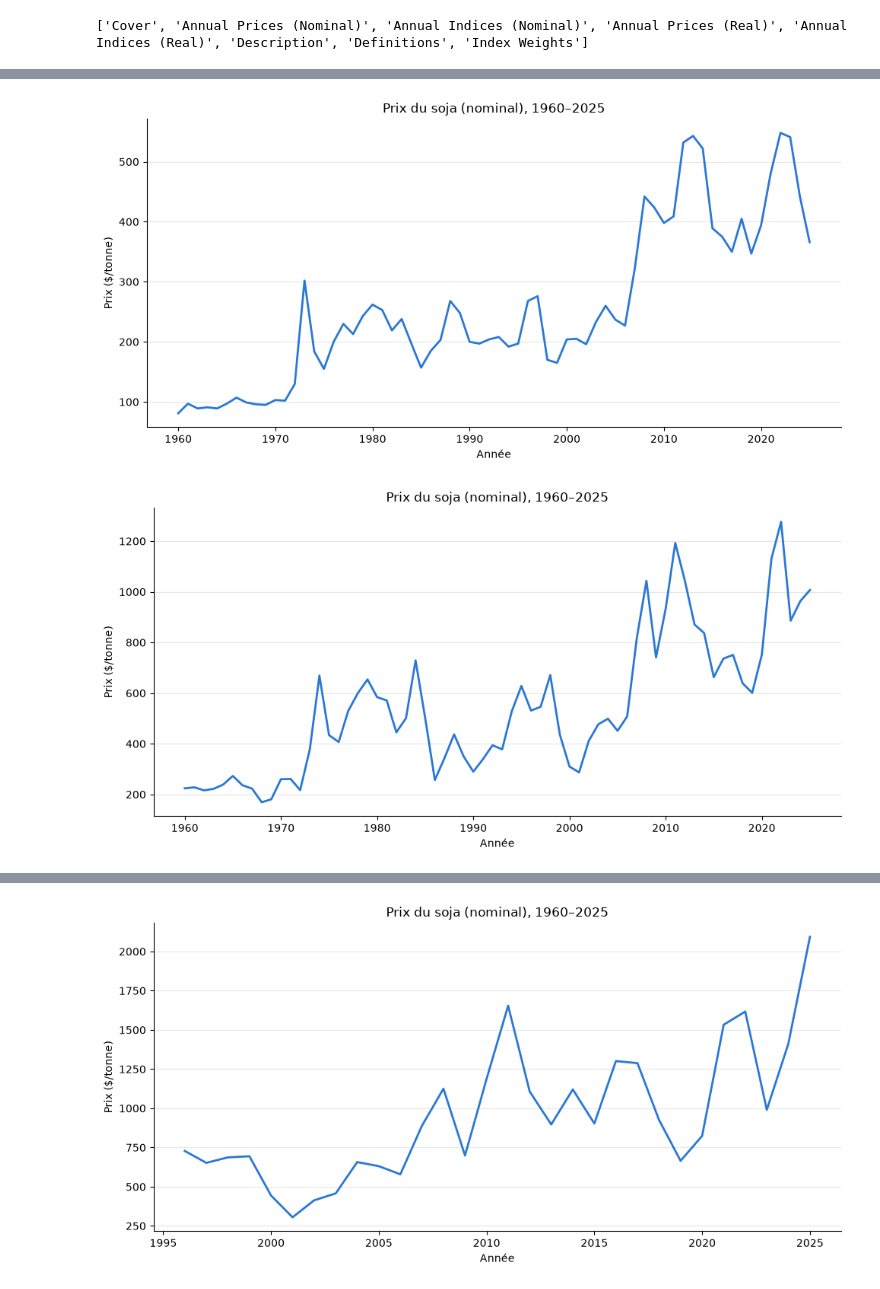
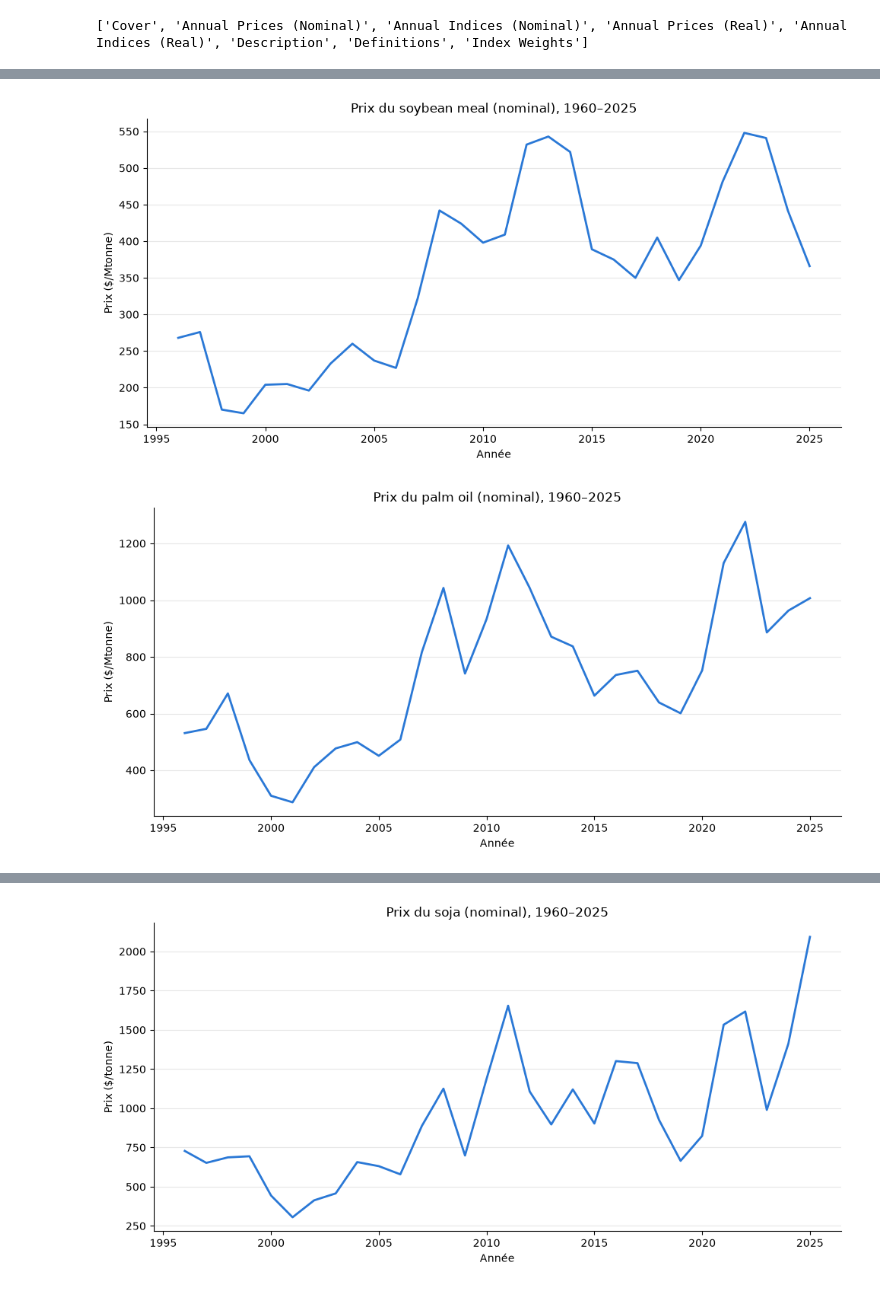
Before and after one commit to AndrewEberhardt/DataScienceProject, a Jupyter notebook: notebooks/david/david.com.price.ipynb, the cells around one changed output, grey strips where cells are left out. Saved outputs shown, nothing was run; the diff lists cells and outputs as text; code cells hidden in the pictures.

```diff
--- a/notebooks/david/david.com.price.ipynb
+++ b/notebooks/david/david.com.price.ipynb
@@ -13,6 +13,8 @@ print(xls.sheet_names)
 # %%
 df = pd.read_excel(xls, sheet_name="Annual Prices (Nominal)",  header=6, skiprows=[7], na_values="…")
 df = df.rename(columns={df.columns[0]: "year"})
+df["year"] = pd.to_numeric(df["year"], errors="coerce")
+df = df[df["year"] >= 1996].reset_index(drop=True)
 df.head()
 # %% [output]
 |  | year | Crude oil, average | Crude oil, Brent | Crude oil, Dubai | Crude oil, WTI | Coal, Australian | ... |
@@ -60,24 +90,24 @@ plt.show()
 # %%
 fig, ax = plt.subplots(figsize=(10, 5))
 ax.plot(df["year"], df["Soybean meal"], color="#2a78d6", linewidth=2)
-ax.set_title("Prix du soja (nominal), 1960–2025")
+ax.set_title("Prix du soybean meal (nominal), 1960–2025")
 ax.set_xlabel("Année")
-ax.set_ylabel("Prix ($/tonne)")
+ax.set_ylabel("Prix ($/Mtonne)")
 ax.grid(axis="y", alpha=0.3)
 ax.spines[["top", "right"]].set_visible(False)
 plt.tight_layout()
 plt.show()
 # %% [output]
-[figure, old version]
+[figure, new version]
 # %%
 fig, ax = plt.subplots(figsize=(10, 5))
 ax.plot(df["year"], df["Palm oil"], color="#2a78d6", linewidth=2)
-ax.set_title("Prix du soja (nominal), 1960–2025")
+ax.set_title("Prix du palm oil (nominal), 1960–2025")
 ax.set_xlabel("Année")
-ax.set_ylabel("Prix ($/tonne)")
+ax.set_ylabel("Prix ($/Mtonne)")
 ax.grid(axis="y", alpha=0.3)
 ax.spines[["top", "right"]].set_visible(False)
 plt.tight_layout()
 plt.show()
 # %% [output]
-[figure, old version]
+[figure, new version]
```
Also changed, not shown: parts of 10 cells of this notebook.
